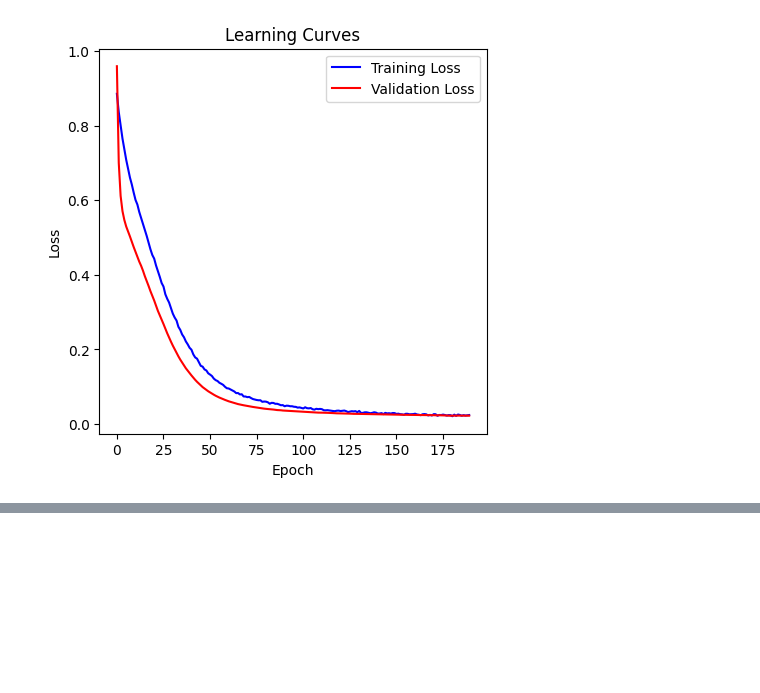
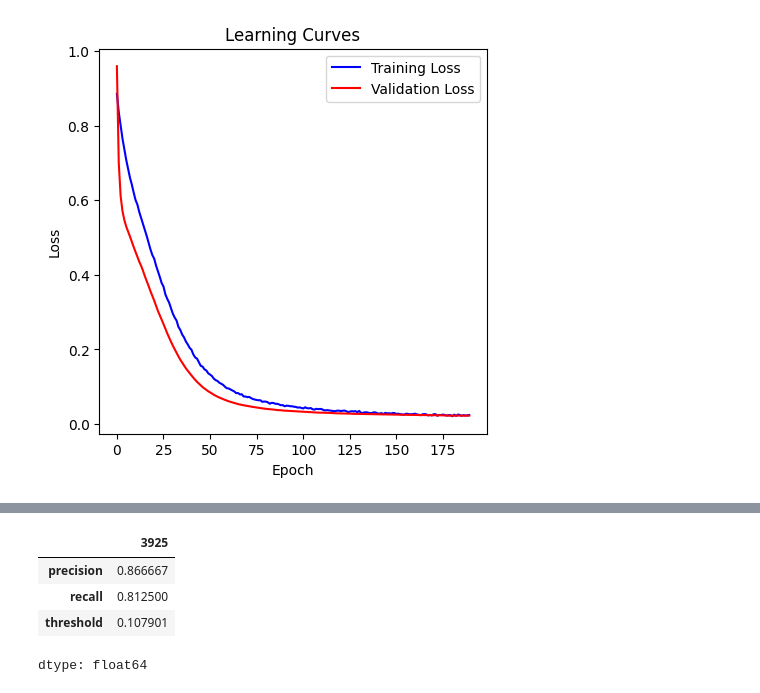
Before and after one commit to kuroshkarimi/Machine-Learning-and-Data-Analysis, a Jupyter notebook: Deep_Learning/Classification_Threshold_Evaluation.ipynb, the cells around one changed output, grey strips where cells are left out. Saved outputs shown, nothing was run; the diff lists cells and outputs as text; code cells hidden in the pictures; blank space fills up the shorter version.

```diff
--- a/Deep_Learning/Classification_Threshold_Evaluation.ipynb
+++ b/Deep_Learning/Classification_Threshold_Evaluation.ipynb
@@ -213,0 +271,8 @@ validation roc auc: 0.9945982142857143
+# %%
+max_precision
+# %% [output]
+|  | 3925 |
+| precision | 0.866667 |
+| recall | 0.812500 |
+| threshold | 0.107901 |
+dtype: float64
```
Also changed, not shown: parts of 12 cells of this notebook.
